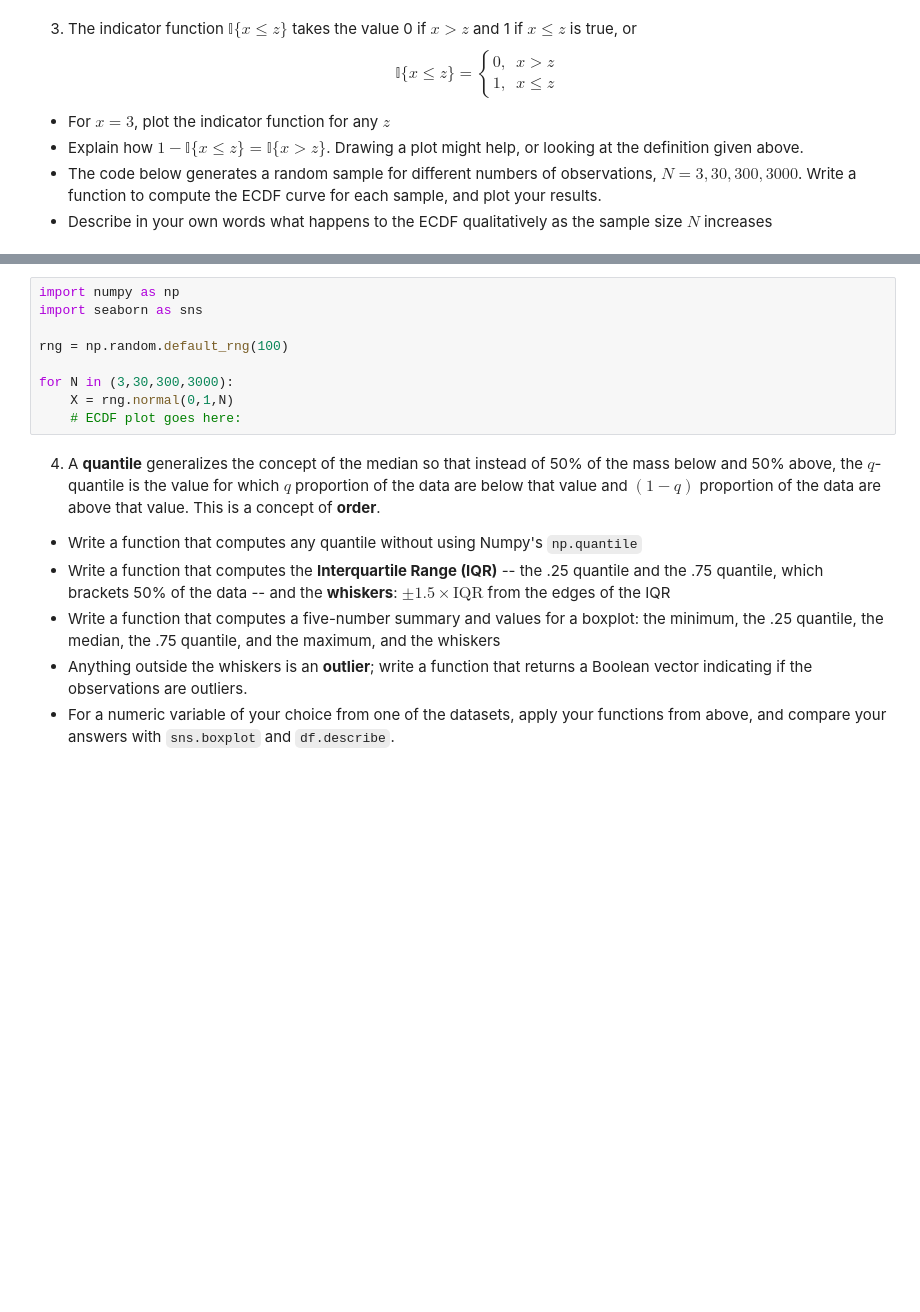
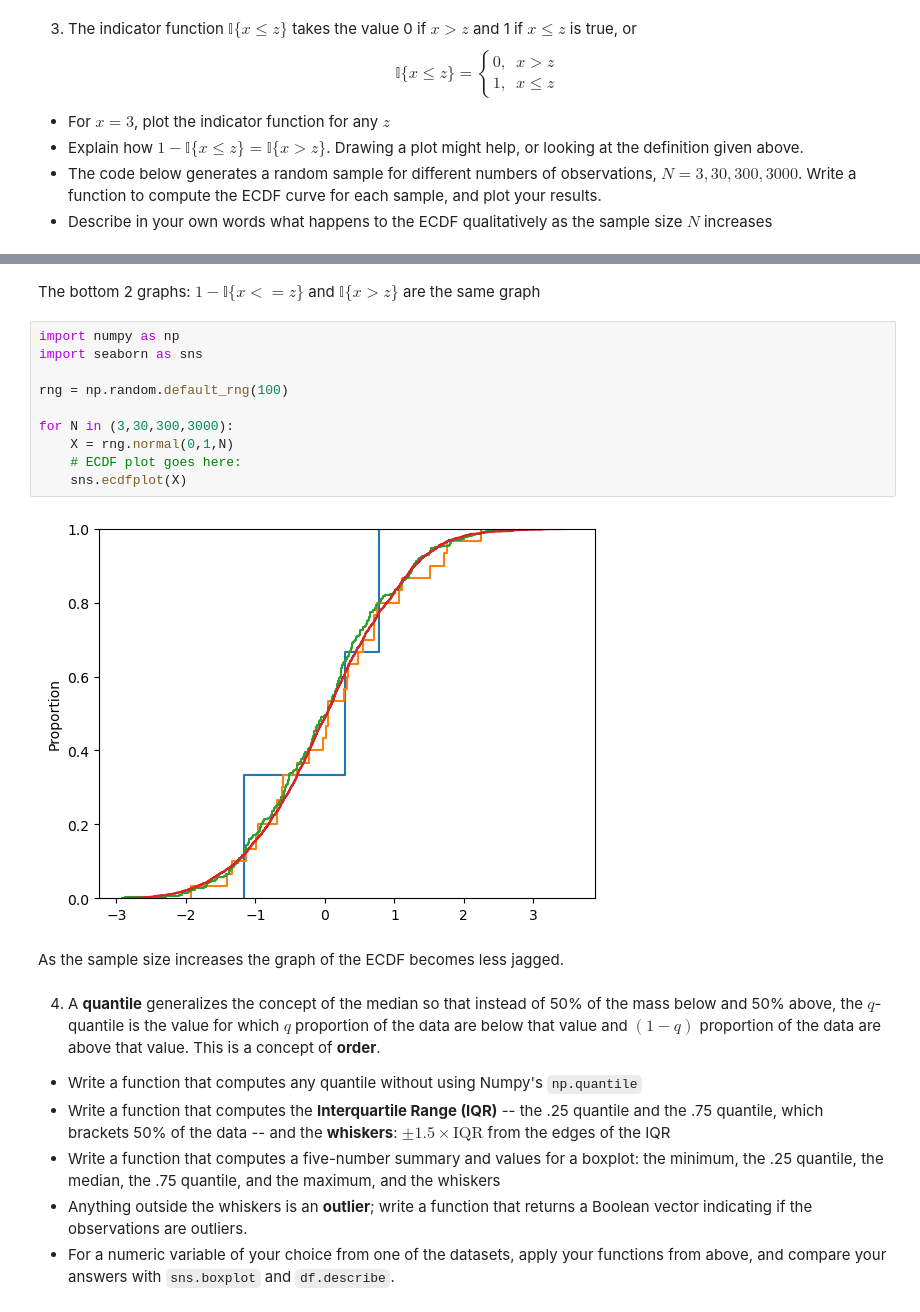
Before and after one commit to MLE-uva/Homework2, a Jupyter notebook: assignment_2-1.ipynb, the cells around one changed output, grey strips where cells are left out. Saved outputs shown, nothing was run; the diff lists cells and outputs as text; blank space fills up the shorter version.

```diff
--- a/assignment_2-1.ipynb
+++ b/assignment_2-1.ipynb
@@ -70,12 +147,19 @@ $$
+# %% [markdown]
+The bottom 2 graphs: $ 1 - \mathbb{I}\{x <= z \}$ and $ \mathbb{I}\{x > z \}$ are the same graph
 # %%
 import numpy as np
 import seaborn as sns
 
 rng = np.random.default_rng(100)
 
 for N in (3,30,300,3000):
     X = rng.normal(0,1,N)
     # ECDF plot goes here:
+    sns.ecdfplot(X)
+# %% [output]
+[figure, added]
+# %% [markdown]
+As the sample size increases the graph of the ECDF becomes less jagged.
 # %% [markdown]
 4. A **quantile** generalizes the concept of the median so that instead of 50% of the mass below and 50% above, the $q$-quantile is the value for which $q$ proportion of the data are below that value and $(1-q)$ proportion of the data are above that value. This is a concept of **order**.
 
```
Also changed, not shown: parts of 7 cells of this notebook.
